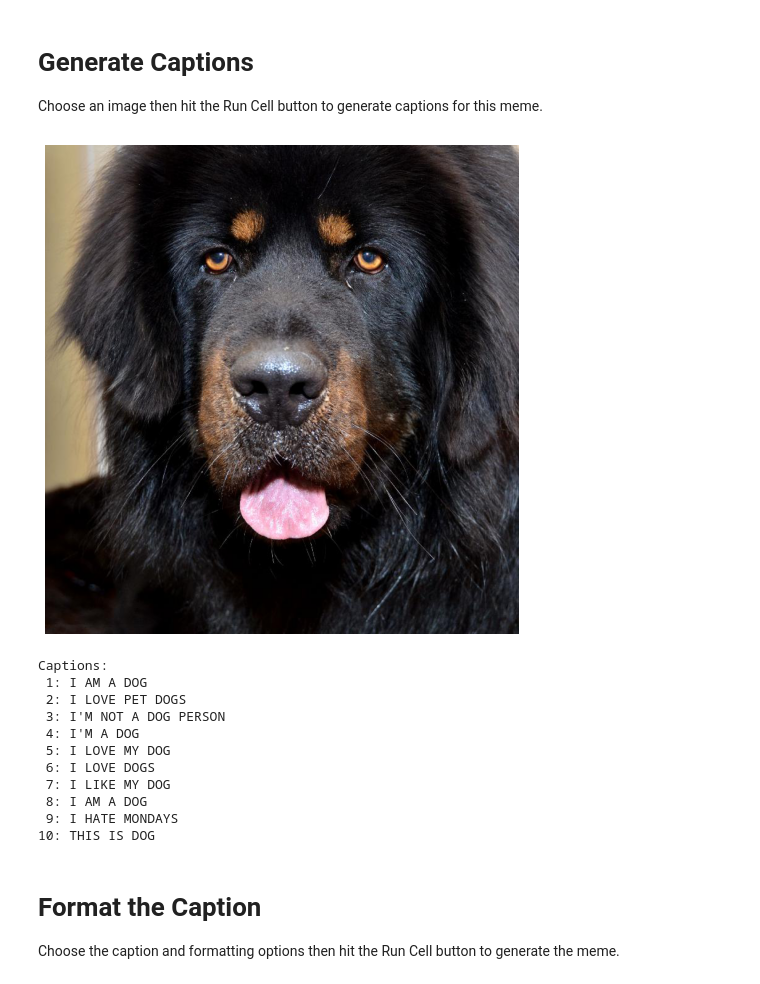
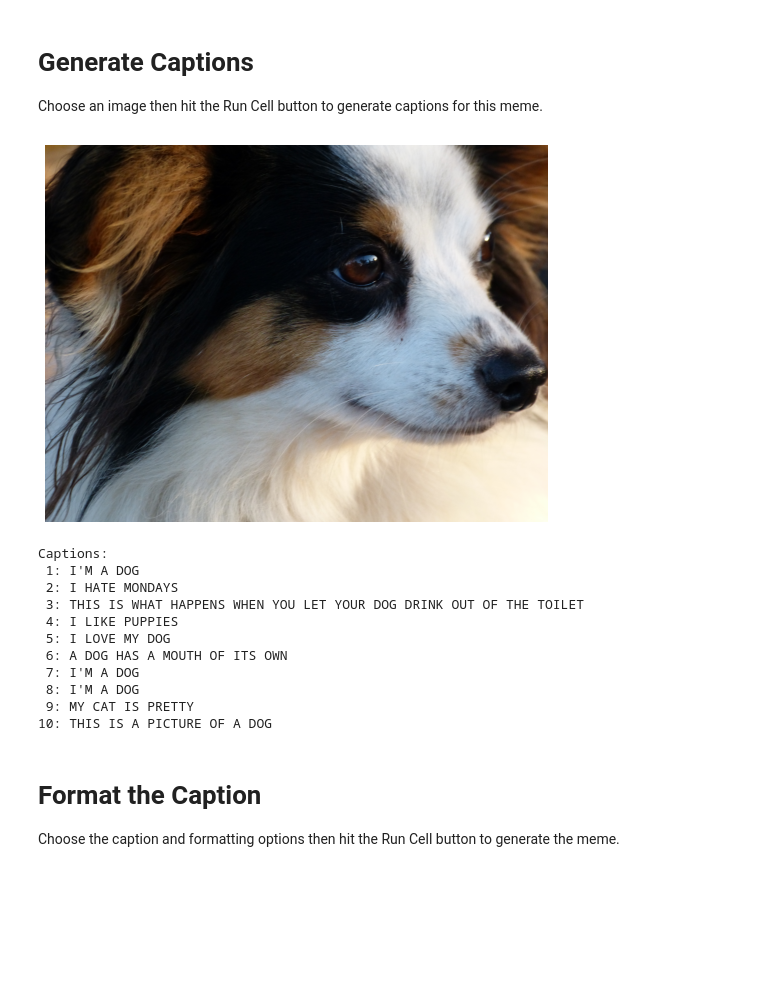
Before and after one commit to robgon-art/ai-memer, a Jupyter notebook: AI_Memer.ipynb, the cells around one changed output. Cells and saved outputs as stored; diff of their text form; code cells hidden in the pictures; blank space fills up the shorter version.

```diff
--- a/AI_Memer.ipynb
+++ b/AI_Memer.ipynb
@@ -523,7 +524,7 @@ openai.api_key = "your api key"
 # **Generate Captions**
 Choose an image then hit the Run Cell button to generate captions for this meme.
 # %%
-choose_image = 8 #@param {type:"slider", min:1, max:10, step:1}
+choose_image = 4 #@param {type:"slider", min:1, max:10, step:1}
 fig=plt.figure(figsize=(9, 9))
 file_name = all_image_metadata[image_indices[choose_image-1]][1]
 img = Image.open(file_name)
@@ -545,45 +546,45 @@ if (openai.api_key == "your api key"):
     caption = caption[len(prompt):].strip()
     caption = caption[:caption.find("\n")]
     caption = cleanup_caption(caption)
     captions.append(caption)
     print(f'{i+1:>2}'+":", caption)
 else:
   ai_engine = "OpenAI GPT-3"
   prompt = "Create a funny caption for a new meme about " + text_query + ". The background picture is " + annotation + ".\n"
   for i in range(10):
     response = openai.Completion.create(
       engine="davinci-instruct-beta",
       prompt=prompt,
       temperature=0.7,
       max_tokens=64,
       top_p=0.5,
       frequency_penalty=0.5,
       presence_penalty=0.5,
       best_of=1
     )
     caption = response["choices"][0]["text"]
     warning_level = get_warning_level(caption)
     caption = cleanup_caption(caption)
     captions.append(caption)
     warning = ""
     if warning_level == "1":
       warning = "  (Warning Level 1: Sensitive Text)"
     elif warning_level == "2":
       warning = "  (Warning Level 2: Unsafe Text)"
     print(f'{i+1:>2}'+":", caption, warning)
 # %% [output]
-[figure, old version]
+[figure, new version]
 Captions:
- 1: I AM A DOG
- 2: I LOVE PET DOGS
- 3: I'M NOT A DOG PERSON
- 4: I'M A DOG
+ 1: I'M A DOG
+ 2: I HATE MONDAYS
+ 3: THIS IS WHAT HAPPENS WHEN YOU LET YOUR DOG DRINK OUT OF THE TOILET
+ 4: I LIKE PUPPIES
  5: I LOVE MY DOG
- 6: I LOVE DOGS
- 7: I LIKE MY DOG
- 8: I AM A DOG
- 9: I HATE MONDAYS
-10: THIS IS DOG
+ 6: A DOG HAS A MOUTH OF ITS OWN
+ 7: I'M A DOG
+ 8: I'M A DOG
+ 9: MY CAT IS PRETTY
+10: THIS IS A PICTURE OF A DOG
 # %% [markdown]
 # **Format the Caption**
 Choose the caption and formatting options then hit the Run Cell button to generate the meme.
```
Also changed, not shown: parts of 3 cells of this notebook.
